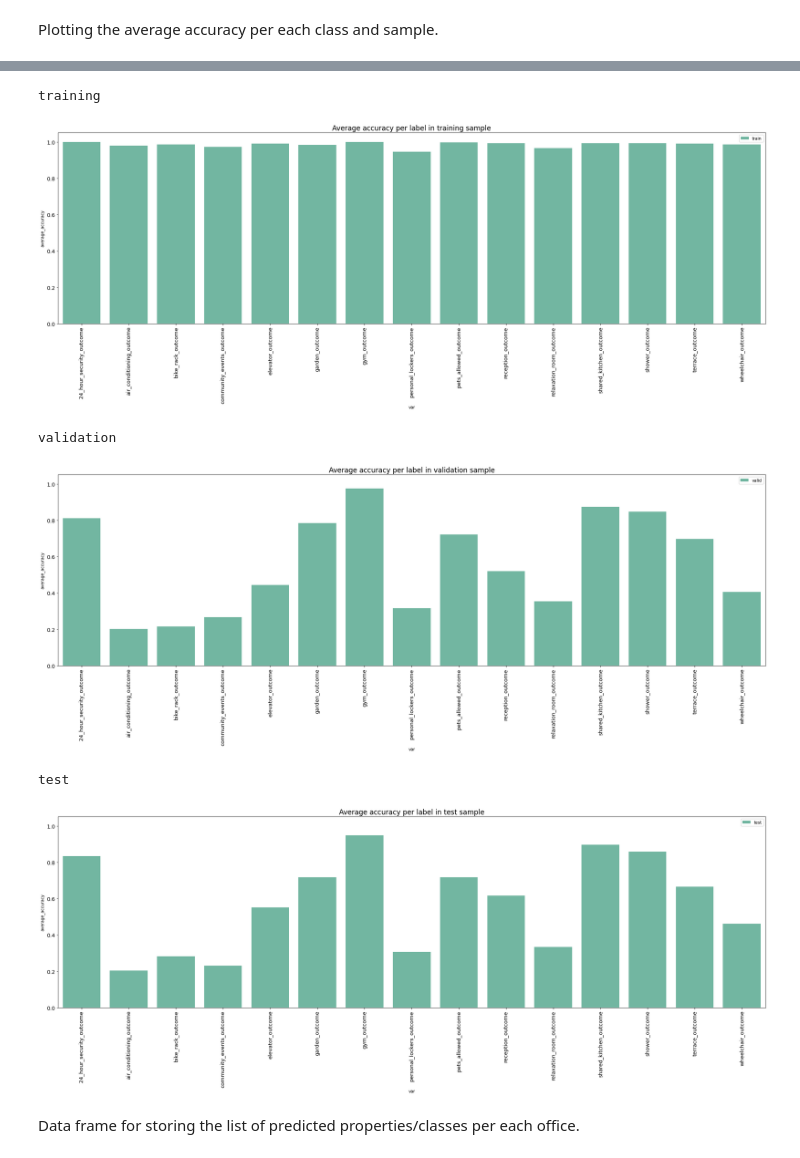
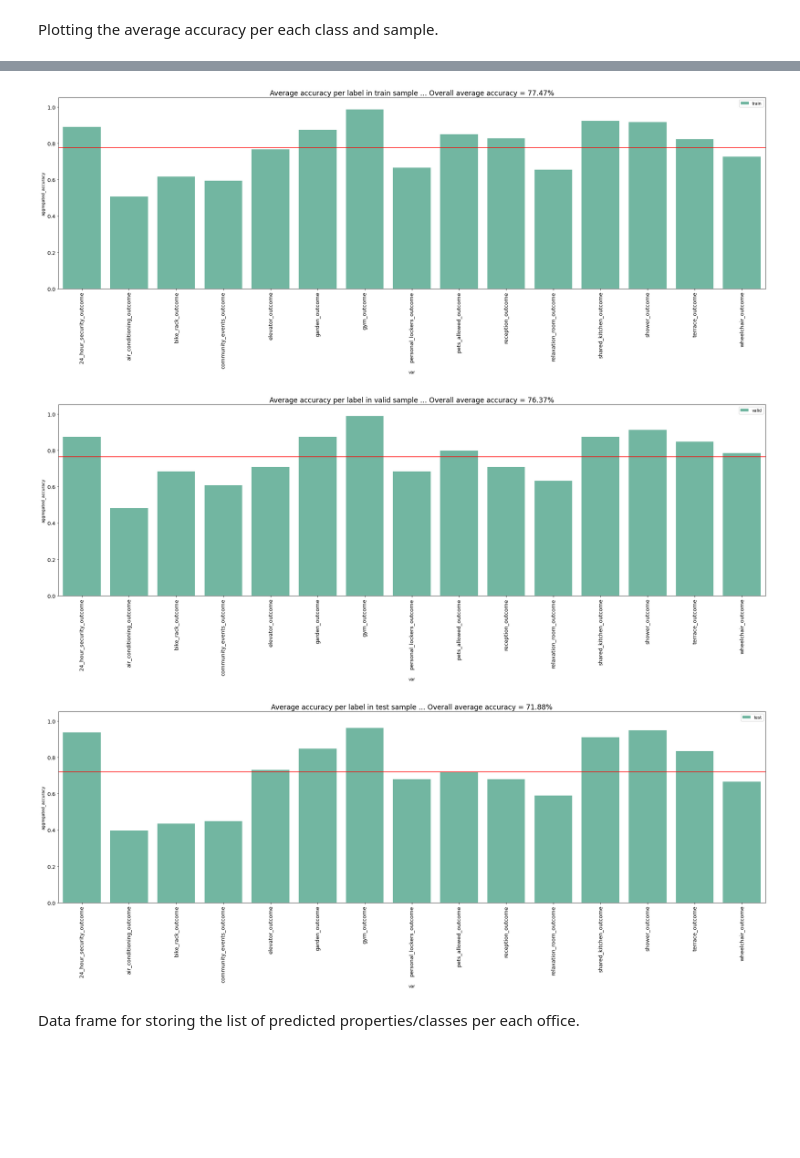
Before and after one commit to petr-ngn/CNN_Real_Estate_Offices_Amenities_Listing, a Jupyter notebook: CNN_Real_Estate_Offices_Properties_Listing.ipynb, the cells around one changed output, grey strips where cells are left out. Drawn from its saved outputs; the diff is of its cells as text; code cells hidden in the pictures; blank space fills up the shorter version.

```diff
--- a/CNN_Real_Estate_Offices_Properties_Listing.ipynb
+++ b/CNN_Real_Estate_Offices_Properties_Listing.ipynb
@@ -324,4 +380,6 @@ Model training
 # %%
-history = model.fit(train_tf_imgs, train_tf_labels, epochs = 100, validation_data = (valid_tf_imgs, valid_tf_labels), verbose = 1)
+history = final_model.fit(train_valid_tf_imgs, train_valid_tf_labels,
+                          epochs = 100, verbose = 1,
+                          callbacks = [EarlyStopping(patience = 80)])
 # %% [output]
 Epoch 1/100
@@ -528,3 +589,3 @@ train_all_predictions = model.predict(train_tf_imgs)
 # %%
-valid_all_predictions = model.predict(valid_tf_imgs)
+valid_all_predictions = final_model.predict(valid_tf_imgs)
 # %% [output]
@@ -558,7 +619,7 @@ def overall_evaluation(predictions, df, class_names, num_pics, offices):
     #assigning the offices' names to each row.
     pred_df = pd.concat((true_df.reset_index()[['location_id']], pred_df), axis=1)
 
-    #averaging the probabilities by the offices.
+    #aggregating the probabilities by the offices.
     pred_df = pred_df.groupby('location_id')[class_names].mean().reset_index()
 
     #joining the predicted classes with the true classes.
@@ -571,8 +632,8 @@ def overall_evaluation(predictions, df, class_names, num_pics, offices):
     #extracting only the indicators whether the predict the correct classes.
     eval_df = joined_df[[j for j in joined_df.columns if j.split('_')[-1] == 'outcome']]
 
-    #averaging accuracies for all classes.
-    eval_df = pd.DataFrame(eval_df.mean()).reset_index().rename(columns = {'index':'var', 0:'average_accuracy'})
+    #aggregating accuracies for all classes.
+    eval_df = pd.DataFrame(eval_df.mean()).reset_index().rename(columns = {'index':'var', 0:'aggregated_accuracy'})
 
     return eval_df
 # %%
@@ -644,21 +724,25 @@ df_ev_overall = pd.concat((train_overall_ev_df, valid_overall_ev_df, test_overal
 # %% [markdown]
 Plotting the average accuracy per each class and sample.
 # %%
-def plot_overall_evaluation(df_overall_ev, total = True):
+def plot_overall_evaluation(df_overall_ev, total = True, sample_name = ''):
     plt.figure(figsize=(25,10))
-    sns.barplot(data = df_overall_ev, x = 'var', y='average_accuracy', hue = 'set', palette = 'Set2')
+    sns.barplot(data = df_overall_ev, x = 'var', y='aggregated_accuracy', hue = 'set', palette = 'Set2')
     plt.yticks(size = 13)
     plt.ylim(0.0, 1.0+.05)
 
     if total:
       plt.legend(prop={'size': 14})
-      plt.title('Average accuracy per label and sample', size = 17)
+      avg_acc = df_overall_ev.aggregated_accuracy.mean()
+      plt.title(f'Aggregated accuracy per label and sample ... Overall average accuracy  = {avg_acc*100:.2f}%', size = 17)
       plt.xticks(rotation = 20, size = 13)
+      plt.axhline(y = avg_acc, color = 'r', linestyle = '-')
+
     else:
-
       plt.legend()
-      plt.title(f'Average accuracy per label in {str(input())} sample', size = 17)
+      avg_acc = df_overall_ev.query(f'set == "{sample_name}"').aggregated_accuracy.mean()
+      plt.title(f'Average accuracy per label in {sample_name} sample ... Overall average accuracy = {avg_acc*100:.2f}%', size = 17)
       plt.xticks(rotation = 90, size = 13)
+      plt.axhline(y = avg_acc, color = 'r', linestyle = '-')
 
     plt.tight_layout()
     plt.show()
@@ -669,18 +753,15 @@ plot_overall_evaluation(df_ev_overall, total = True)
 # %%
-plot_overall_evaluation(train_overall_ev_df, total = False)
+plot_overall_evaluation(train_overall_ev_df, total = False, sample_name = 'train')
 # %% [output]
-training
-[figure, old version]
+[figure, new version]
 # %%
-plot_overall_evaluation(valid_overall_ev_df, total = False)
+plot_overall_evaluation(valid_overall_ev_df, total = False, sample_name = 'valid')
 # %% [output]
-validation
-[figure, old version]
+[figure, new version]
 # %%
-plot_overall_evaluation(test_overall_ev_df, total = False)
+plot_overall_evaluation(test_overall_ev_df, total = False, sample_name = 'test')
 # %% [output]
-test
-[figure, old version]
+[figure, new version]
 # %% [markdown]
 Data frame for storing the list of predicted properties/classes per each office.
 # %%
```
Also changed, not shown: parts of 59 cells of this notebook.
